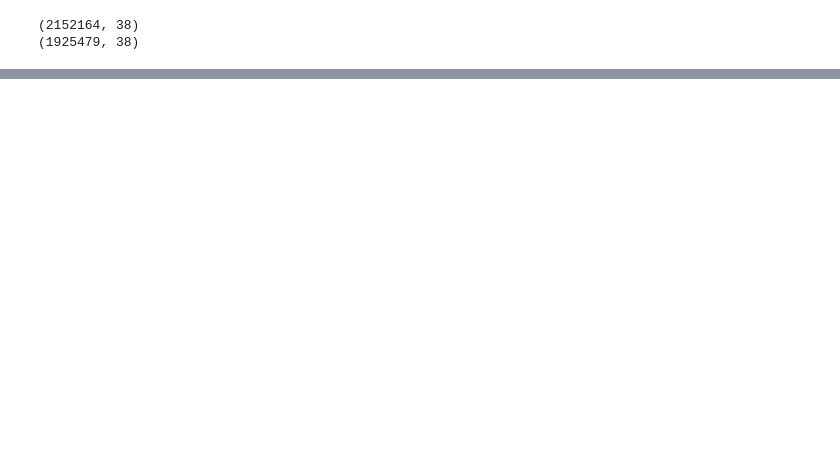
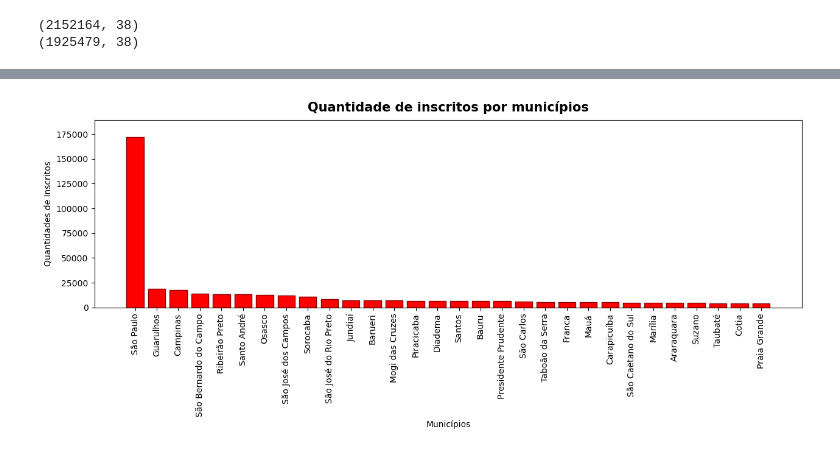
Before and after one commit to ManoelFelipe/Enem, a Jupyter notebook: ENEM_Data-Cleaning.ipynb, the cells around one changed output, grey strips where cells are left out. Saved outputs shown, nothing was run; the diff lists cells and outputs as text; code cells hidden in the pictures; blank space fills up the shorter version.

```diff
--- a/ENEM_Data-Cleaning.ipynb
+++ b/ENEM_Data-Cleaning.ipynb
@@ -273,0 +341,7 @@ df_23_22.describe().T
+# %%
+#path = '/home/manel/Project/Ciencia_de_Dados/Pos_Descomplica/Enem/df_23_22_01.csv.'
+path = '/home/manel/Project/Ciencia_de_Dados/Pos_Descomplica/Enem/df_23_22_01.csv'
+with open(path, encoding="utf-8") as f:
+#with open(path, encoding="latin-1") as f:
+    row_count = sum(1 for row in f) - 1
+row_count
@@ -273,0 +390,19 @@ df_23_22.describe().T
+# %%
+# O parâmetro subset nos da a liberdade de procurar duplicatas apenas em um conjunto de colunas
+df_23_22.drop_duplicates()
+df_23_22 = df_23_22.drop_duplicates(subset='Coluna', keep='first')
+# podemos ter keep=last (mantém a última linha) ou keep = False (não mantém nenhuma)
+# %%
+# Restrição Espacial - Selecionado Local da Prova Estado de SP
+# Lista UF
+UF = ['RO', 'AC', 'AM', 'RR', 'PA', 'AP', 'TO', 'MA', 'PI', 'CE', 'RN', 'PB', 'PE', 'AL',
+      'SE', 'BA', 'MG', 'ES', 'RJ', 'PR', 'SC', 'RS', 'MS', 'MT', 'GO', 'DF']
+
+print(df_23_22.shape)
+
+for uf in UF:
+    condicao = df_23_22.loc[(df_23_22['SG_UF'] == uf)].index
+    df_23_22.drop(condicao, inplace = True)
+
+print(df_23_22.shape)
+df_23_22.head()
@@ -273,0 +418,2 @@ df_23_22.describe().T
+# %%
+df_23_22.reset_index(drop=True, inplace=True)
@@ -273,0 +438,5 @@ df_23_22.describe().T
+# %%
+# Quantidade de Inscritos por municípios
+quant_insc_muni(df_23_22)
+# %% [output]
+[figure, added]
```
Also changed, not shown: parts of 29 cells of this notebook, 1 other file.
